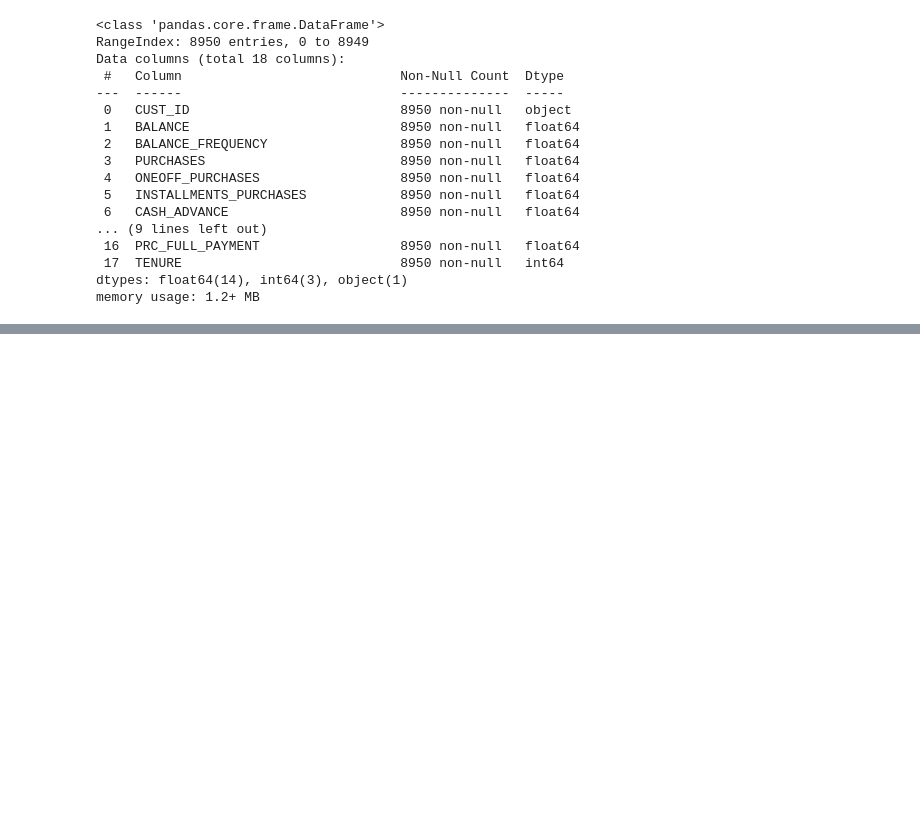
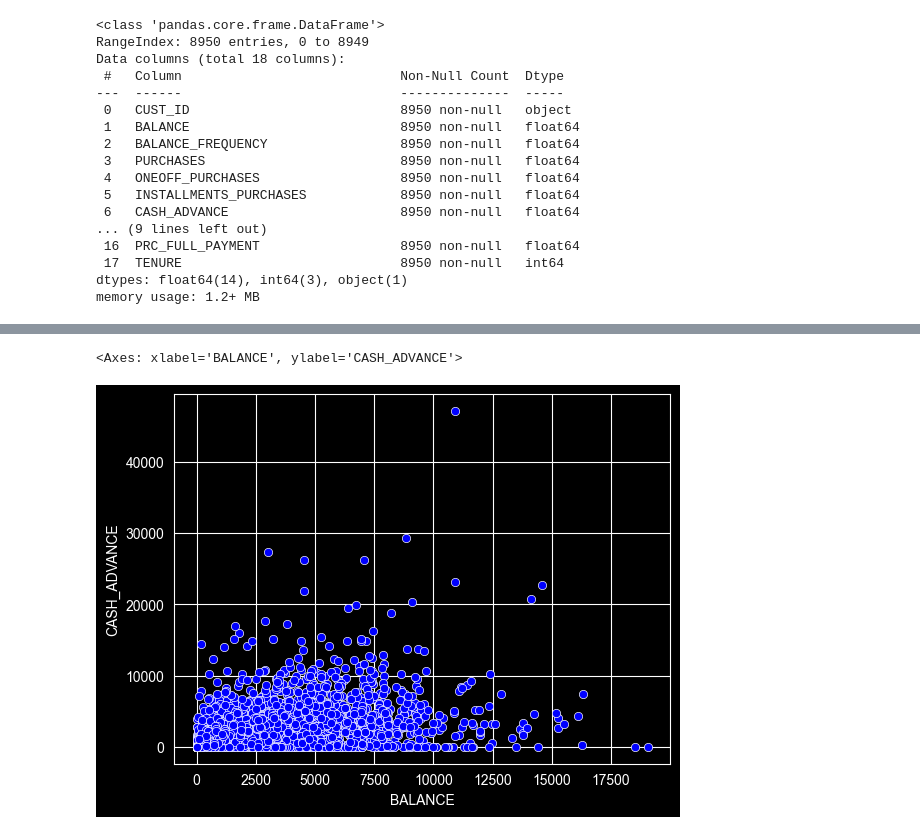
Before and after one commit to kanishkay/Credit_Card_Clustering, a Jupyter notebook: Credit_Card_Clustering.ipynb, the cells around one changed output, grey strips where cells are left out. Saved outputs shown, nothing was run; the diff lists cells and outputs as text; code cells hidden in the pictures; blank space fills up the shorter version.

```diff
--- a/Credit_Card_Clustering.ipynb
+++ b/Credit_Card_Clustering.ipynb
@@ -49,0 +74,5 @@ df.describe()
+# %%
+sns.scatterplot(data=df, x='BALANCE', y='CASH_ADVANCE', color='blue')
+# %% [output]
+<Axes: xlabel='BALANCE', ylabel='CASH_ADVANCE'>
+[figure, added]
```
Also changed, not shown: parts of 44 cells of this notebook.
